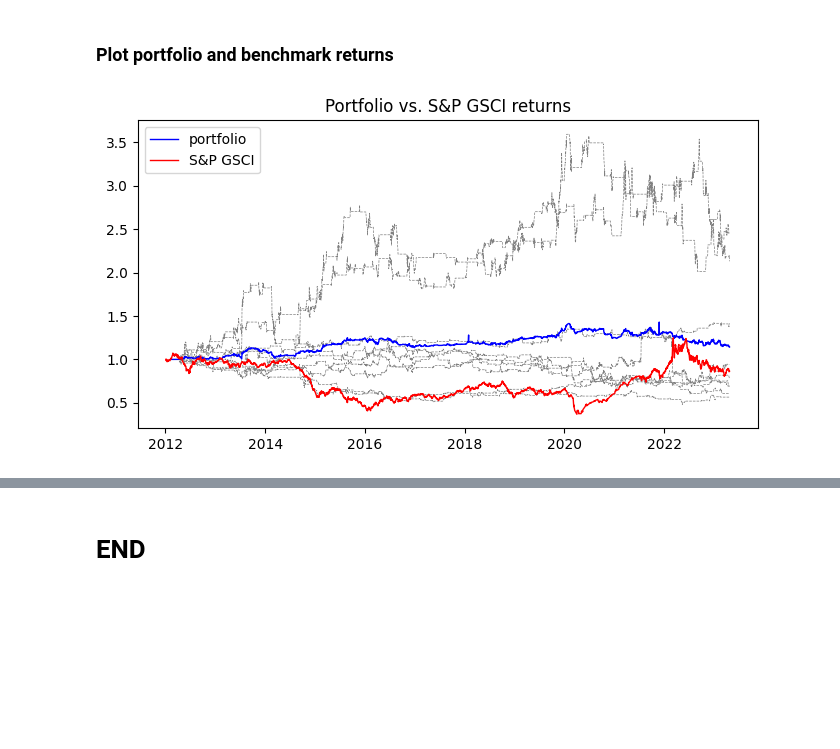
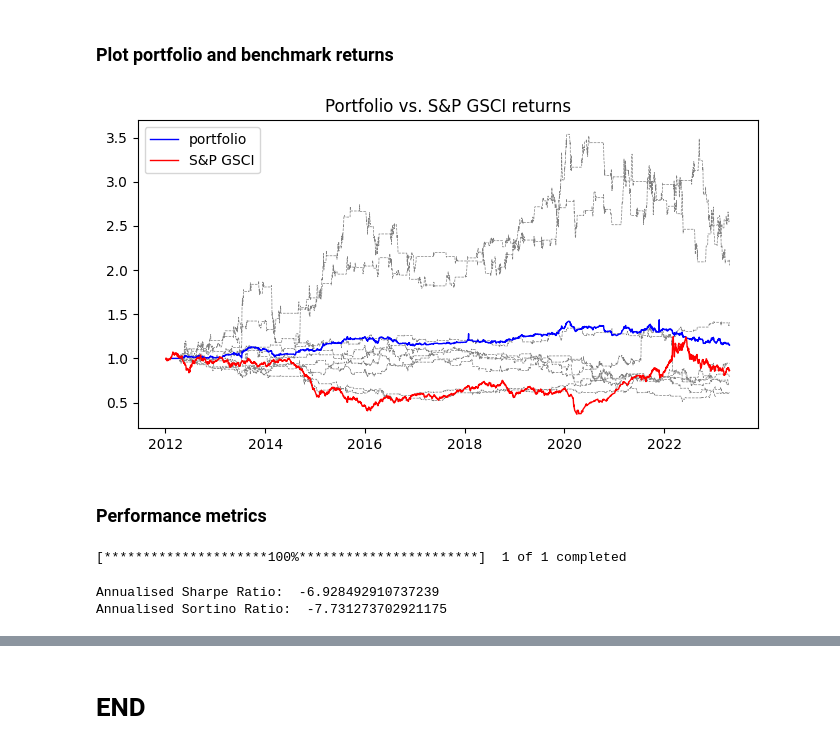
Before and after one commit to vzinkovski/commodities_mean_reversion_pairs_trading, a Jupyter notebook: pairs_trading_mean_reversion.ipynb, the cells around one changed output, grey strips where cells are left out. Drawn from its saved outputs; the diff is of its cells as text; code cells hidden in the pictures; blank space fills up the shorter version.

```diff
--- a/pairs_trading_mean_reversion.ipynb
+++ b/pairs_trading_mean_reversion.ipynb
@@ -29,22 +29,26 @@ start = '2012-01-01' # YYYY-MM-DD format
 end = datetime.now() - timedelta(1) # dynamically get yday's date
 
 # trading pair
-product1_name = 'CME SRW'
+product1_name = 'CME SRW' # Soft Red Winter Wheat
 product1_ticker = 'ZW=F'
-product2_name = 'CME HRW'
+product2_name = 'CME HRW' # Kansas Hard Red Winter Wheat
 product2_ticker = 'KE=F'
 
 # benchmark
 benchmark_name = 'S&P GSCI' # S&P GSCI
 benchmark_ticker = 'GD=F'
 
+# risk free rate
+rf_name = '3M US T-Bill' # 3-month US Treasury Bills
+rf_ticker = '^IRX'
+
 # hyperparameters
 lookback = 30 # rolling window for calculating mean and standard deviation
 entry_threshold = 2 # Bollinger Bands +/- standard deviation width
 exit_threshold = 0 # generate exit signal when mean reverting
-stop_loss = 10 # generate exit signal when excessively mean diverting
+stop_loss = 3 # generate exit signal when excessively mean diverting
 alpha = 0.05 # threshold for Augmented Dicky Fuller (ADF) stationarity test
-fees = 0.01 # fees, commissions, slippage, market impact as a % of each transaction
+fees = 0.015 # fees, commissions, slippage, market impact as a % of each transaction
 # %% [markdown]
 ### Fetch ticker data
 # %%
@@ -232,10 +234,10 @@ plt.show();
 # %%
 def get_equity_curve(pairs_df, product1_name, product2_name):
 
-  pairs_df[f'{product1_name}_returns'] = pairs_df[product1_name].pct_change()
-  pairs_df[f'{product2_name}_returns'] = pairs_df[product2_name].pct_change()
-  pairs_df['strategy_returns'] = pairs_df['signal'].shift() * (pairs_df[f'{product1_name}_returns'] - pairs_df[f'{product2_name}_returns'])
-  pairs_df['strategy_cumulative_returns'] = (1 + pairs_df['strategy_returns']).cumprod()
+  pairs_df[f'{product1_name}_returns'] = pairs_df[product1_name].pct_change().dropna()
+  pairs_df[f'{product2_name}_returns'] = pairs_df[product2_name].pct_change().dropna()
+  pairs_df['pair_daily_returns'] = pairs_df['signal'].shift() * (1-fees) * (pairs_df[f'{product1_name}_returns'] - pairs_df[f'{product2_name}_returns'])
+  pairs_df['pair_cumulative_returns'] = (1 + pairs_df['pair_daily_returns']).cumprod()
 
   return pairs_df
 # %% [markdown]
@@ -364,13 +366,14 @@ def get_portfolio_returns(pairs_universe, alpha):
       pairs_df = get_equity_curve(pairs_df, product1_name, product2_name)
 
       # append returns for each pair to dataframe
-      dfs.append(pairs_df['strategy_cumulative_returns'])
+      pairs_df['pair_cumulative_returns'].fillna(method='ffill', inplace=True)
+      dfs.append(pairs_df['pair_cumulative_returns'])
       columns.append(f'{product1_name}_{product2_name}')
 
   # create dataframe from list and calculate mean returns
   pairs_universe_df = pd.DataFrame(dfs).T
   pairs_universe_df.columns = columns
-  pairs_universe_df['portfolio_returns'] = pairs_universe_df.mean(axis=1)
+  pairs_universe_df['portfolio_cumulative_returns'] = pairs_universe_df.mean(axis=1)
 
   return pairs_universe_df
 # %%
@@ -393,7 +396,7 @@ pairs_universe_df = get_portfolio_returns(pairs_universe, alpha)
 bm = yf.download([benchmark_ticker], start=start, end=end)
 bm.fillna(method='ffill', inplace=True)
 bm[f'{benchmark_name}_daily_returns'] = bm['Adj Close'].pct_change()
-bm[f'{benchmark_name}_returns'] = (1 + bm[f'{benchmark_name}_daily_returns']).cumprod()
+bm[f'{benchmark_name}_cumulative_returns'] = (1 + bm[f'{benchmark_name}_daily_returns']).cumprod()
 # %% [output]
 [*********************100%***********************]  1 of 1 completed
 # %% [markdown]
@@ -401,14 +404,23 @@ bm[f'{benchmark_name}_returns'] = (1 + bm[f'{benchmark_name}_daily_returns']).cu
 # %%
 # plot portfolio and benchmark returns
 plt.subplots(figsize=(8, 4))
 
 for col in pairs_universe_df.columns[:-1]:
   plt.plot(pairs_universe_df.index, pairs_universe_df[col], color='gray', linewidth=0.5, linestyle='--')
 
-plt.plot(pairs_universe_df.index, pairs_universe_df['portfolio_returns'], color='b', linewidth=1, label='portfolio')
-plt.plot(bm.index, bm[f'{benchmark_name}_returns'], color='r', linewidth=1, label=f'{benchmark_name}')
+plt.plot(pairs_universe_df.index, pairs_universe_df['portfolio_cumulative_returns'], color='b', linewidth=1, label='portfolio')
+plt.plot(bm.index, bm[f'{benchmark_name}_cumulative_returns'], color='r', linewidth=1, label=f'{benchmark_name}')
 plt.title(f'Portfolio vs. {benchmark_name} returns')
 plt.legend()
 plt.show();
 # %% [output]
-[figure, old version]
+[figure, new version]
+# %% [markdown]
+### Performance metrics
+# %%
+# get risk free rate
+rf = yf.download([rf_ticker], start=start, end=end)
+rf['daily_risk_free_rate'] = rf['Adj Close'] / 252
+rf.fillna(method='ffill', inplace=True)
+# %% [output]
+[*********************100%***********************]  1 of 1 completed
@@ -414,0 +433,16 @@ plt.show();
+# %%
+# calculate sharpe ratio
+sharpe_ratio = pairs_universe_df['excess_returns'].mean() / pairs_universe_df['excess_returns'].std()
+sharpe_ratio_annualised = sharpe_ratio * np.sqrt(252)
+
+# calculate sortino ratio
+downside_returns = pairs_universe_df['excess_returns'][pairs_universe_df['excess_returns'] < 0]
+downside_deviation = downside_returns.std()
+sortino_ratio = pairs_universe_df['excess_returns'].mean() / downside_deviation
+sortino_ratio_annualised = sortino_ratio * np.sqrt(252)
+
+print('Annualised Sharpe Ratio: ', sharpe_ratio_annualised)
+print('Annualised Sortino Ratio: ', sortino_ratio_annualised)
+# %% [output]
+Annualised Sharpe Ratio:  -6.928492910737239
+Annualised Sortino Ratio:  -7.731273702921175
```
Also changed, not shown: parts of 8 cells of this notebook.
